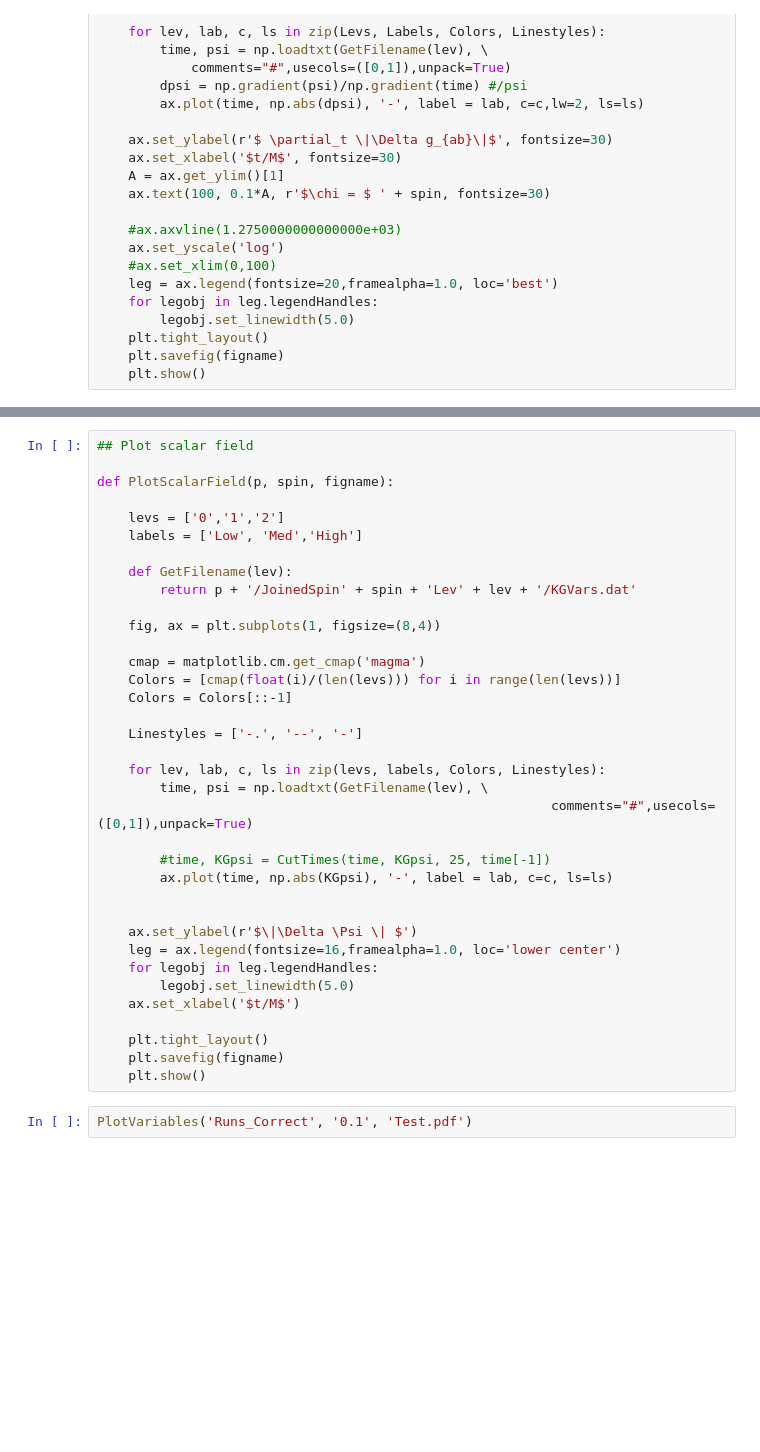
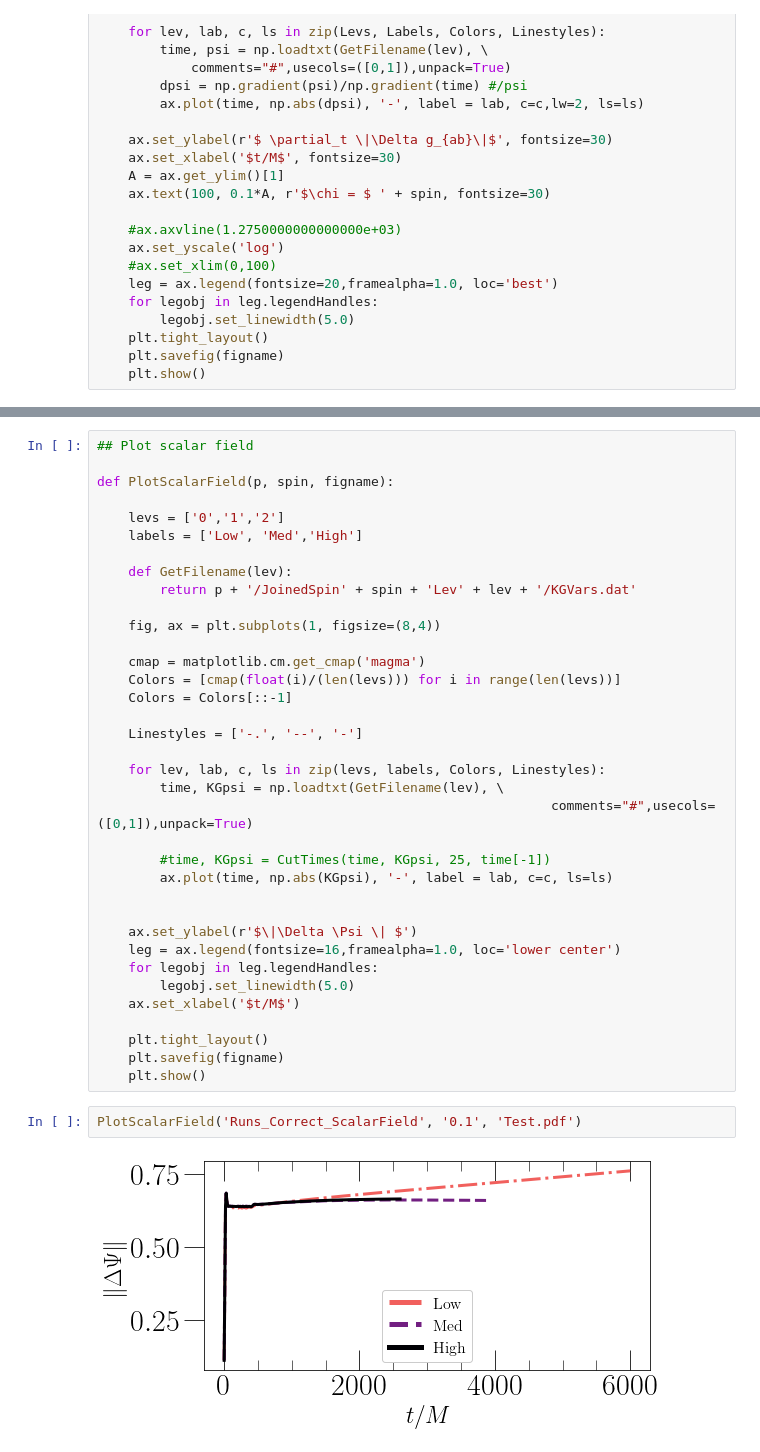
Before and after one commit to mariaokounkova/EDGB, a Jupyter notebook: Evolution/EvolutionPlots.ipynb, the cells around one changed output, grey strips where cells are left out. Cells and saved outputs as stored; diff of their text form; blank space fills up the shorter version.

```diff
--- a/Evolution/EvolutionPlots.ipynb
+++ b/Evolution/EvolutionPlots.ipynb
@@ -206,7 +207,7 @@ def PlotScalarField(p, spin, figname):
     Linestyles = ['-.', '--', '-']
 
     for lev, lab, c, ls in zip(levs, labels, Colors, Linestyles):
-        time, psi = np.loadtxt(GetFilename(lev), \
+        time, KGpsi = np.loadtxt(GetFilename(lev), \
                                                           comments="#",usecols=([0,1]),unpack=True)
 
         #time, KGpsi = CutTimes(time, KGpsi, 25, time[-1])
@@ -223,4 +224,6 @@ def PlotScalarField(p, spin, figname):
     plt.savefig(figname)
     plt.show()
 # %%
-PlotVariables('Runs_Correct', '0.1', 'Test.pdf')
+PlotScalarField('Runs_Correct_ScalarField', '0.1', 'Test.pdf')
+# %% [output]
+[figure, added]
```
Also changed, not shown: parts of 5 cells of this notebook.
